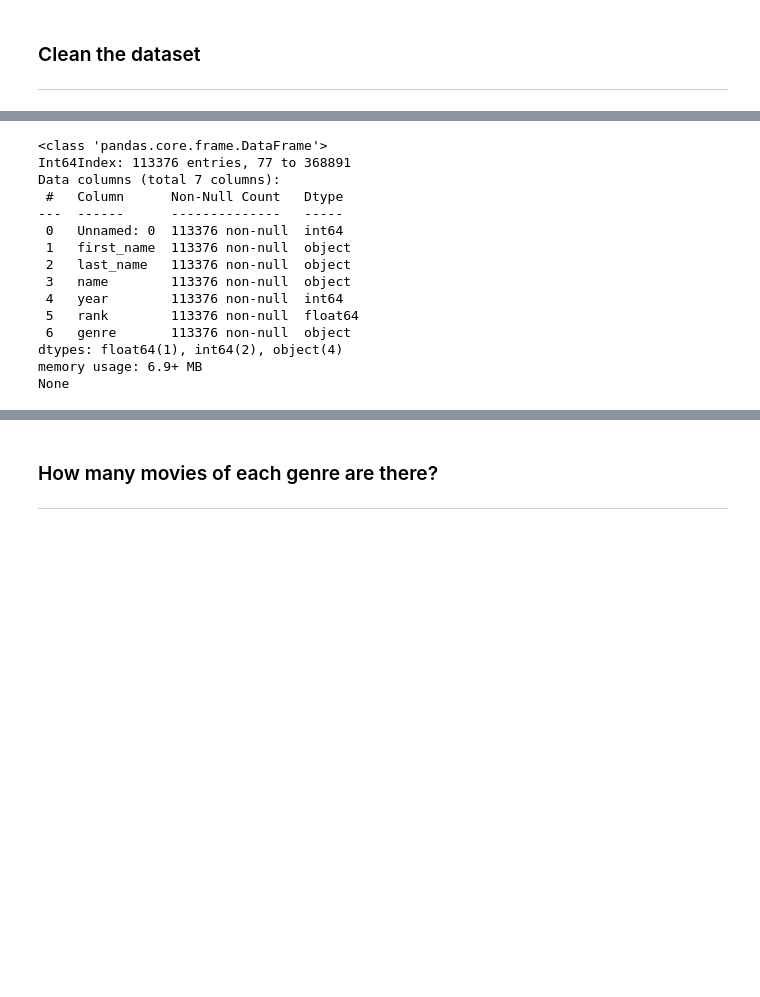
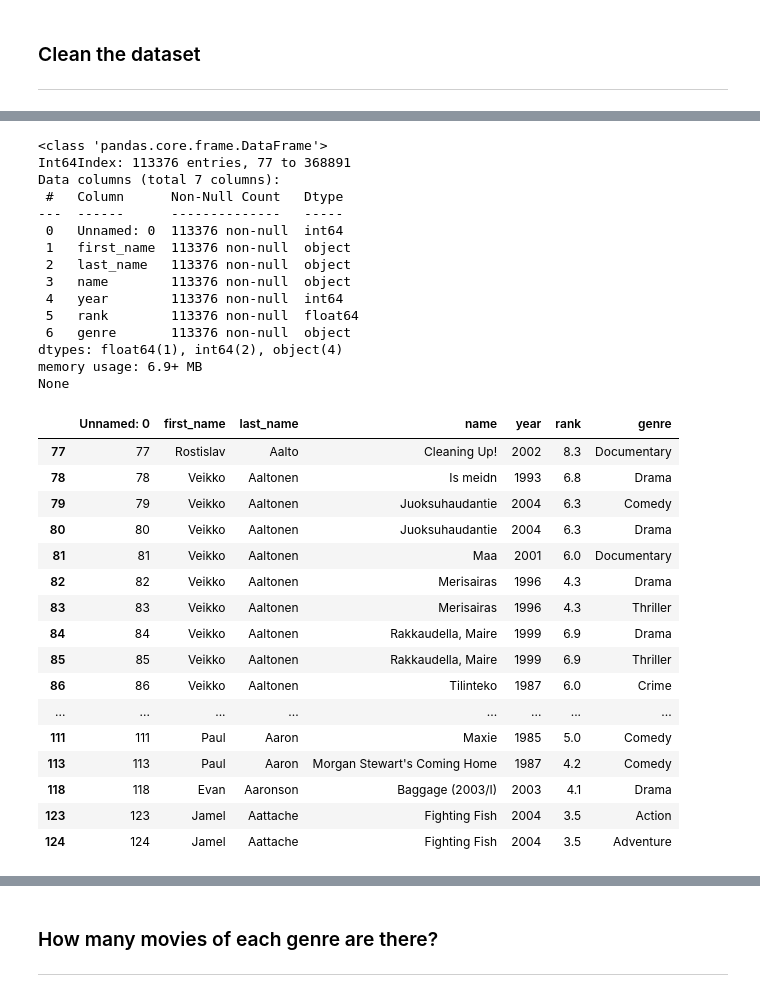
Before and after one commit to UnaRam/pythonFundamemtals, a Jupyter notebook: Una__10_2_Movies_Project.ipynb, the cells around one changed output, grey strips where cells are left out. Drawn from its saved outputs; the diff is of its cells as text; code cells hidden in the pictures; blank space fills up the shorter version.

Commit message:
Created using Colaboratory  still needs comments and tidy up

```diff
--- a/Una__10_2_Movies_Project.ipynb
+++ b/Una__10_2_Movies_Project.ipynb
@@ -67,20 +91,39 @@ None
 # %%
+  #remove all the rows for which the rank is null. still has duplicate movies if that movie has multiple genres
   filtered_rank_df = df[~df["rank"].isnull()] #need to assign a new df
   print(filtered_rank_df.info())
+  display(filtered_rank_df.head(25))
 # %% [output]
 <class 'pandas.core.frame.DataFrame'>
 Int64Index: 113376 entries, 77 to 368891
 Data columns (total 7 columns):
  #   Column      Non-Null Count   Dtype
 ---  ------      --------------   -----
  0   Unnamed: 0  113376 non-null  int64
  1   first_name  113376 non-null  object
  2   last_name   113376 non-null  object
  3   name        113376 non-null  object
  4   year        113376 non-null  int64
  5   rank        113376 non-null  float64
  6   genre       113376 non-null  object
 dtypes: float64(1), int64(2), object(4)
 memory usage: 6.9+ MB
 None
+|  | Unnamed: 0 | first_name | last_name | name | year | rank | genre |
+| 77 | 77 | Rostislav | Aalto | Cleaning Up! | 2002 | 8.3 | Documentary |
+| 78 | 78 | Veikko | Aaltonen | Is meidn | 1993 | 6.8 | Drama |
+| 79 | 79 | Veikko | Aaltonen | Juoksuhaudantie | 2004 | 6.3 | Comedy |
+| 80 | 80 | Veikko | Aaltonen | Juoksuhaudantie | 2004 | 6.3 | Drama |
+| 81 | 81 | Veikko | Aaltonen | Maa | 2001 | 6.0 | Documentary |
+| 82 | 82 | Veikko | Aaltonen | Merisairas | 1996 | 4.3 | Drama |
+| 83 | 83 | Veikko | Aaltonen | Merisairas | 1996 | 4.3 | Thriller |
+| 84 | 84 | Veikko | Aaltonen | Rakkaudella, Maire | 1999 | 6.9 | Drama |
+| 85 | 85 | Veikko | Aaltonen | Rakkaudella, Maire | 1999 | 6.9 | Thriller |
+| 86 | 86 | Veikko | Aaltonen | Tilinteko | 1987 | 6.0 | Crime |
+| ... | ... | ... | ... | ... | ... | ... | ... |
+| 111 | 111 | Paul | Aaron | Maxie | 1985 | 5.0 | Comedy |
+| 113 | 113 | Paul | Aaron | Morgan Stewart's Coming Home | 1987 | 4.2 | Comedy |
+| 118 | 118 | Evan | Aaronson | Baggage (2003/I) | 2003 | 4.1 | Drama |
+| 123 | 123 | Jamel | Aattache | Fighting Fish | 2004 | 3.5 | Action |
+| 124 | 124 | Jamel | Aattache | Fighting Fish | 2004 | 3.5 | Adventure |
 # %%
```
Also changed, not shown: parts of 6 cells of this notebook.
